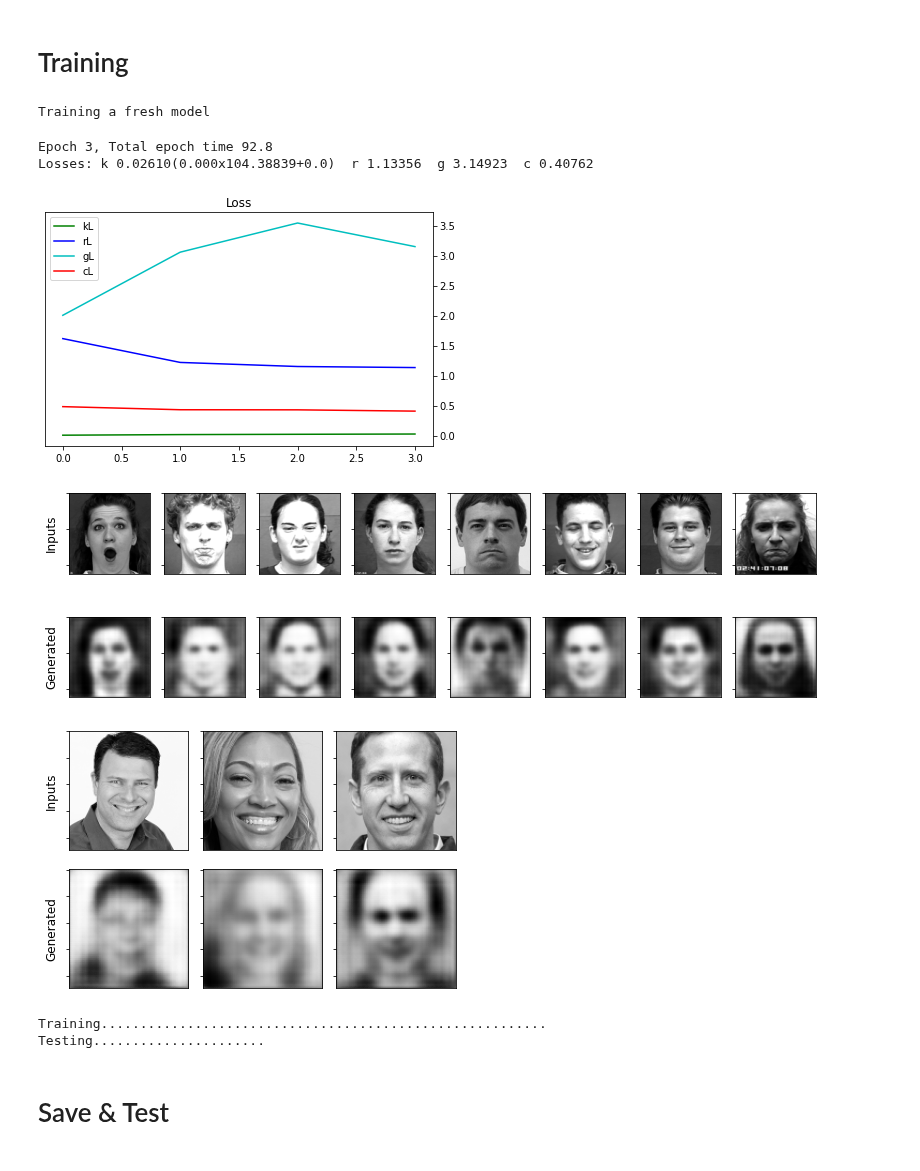
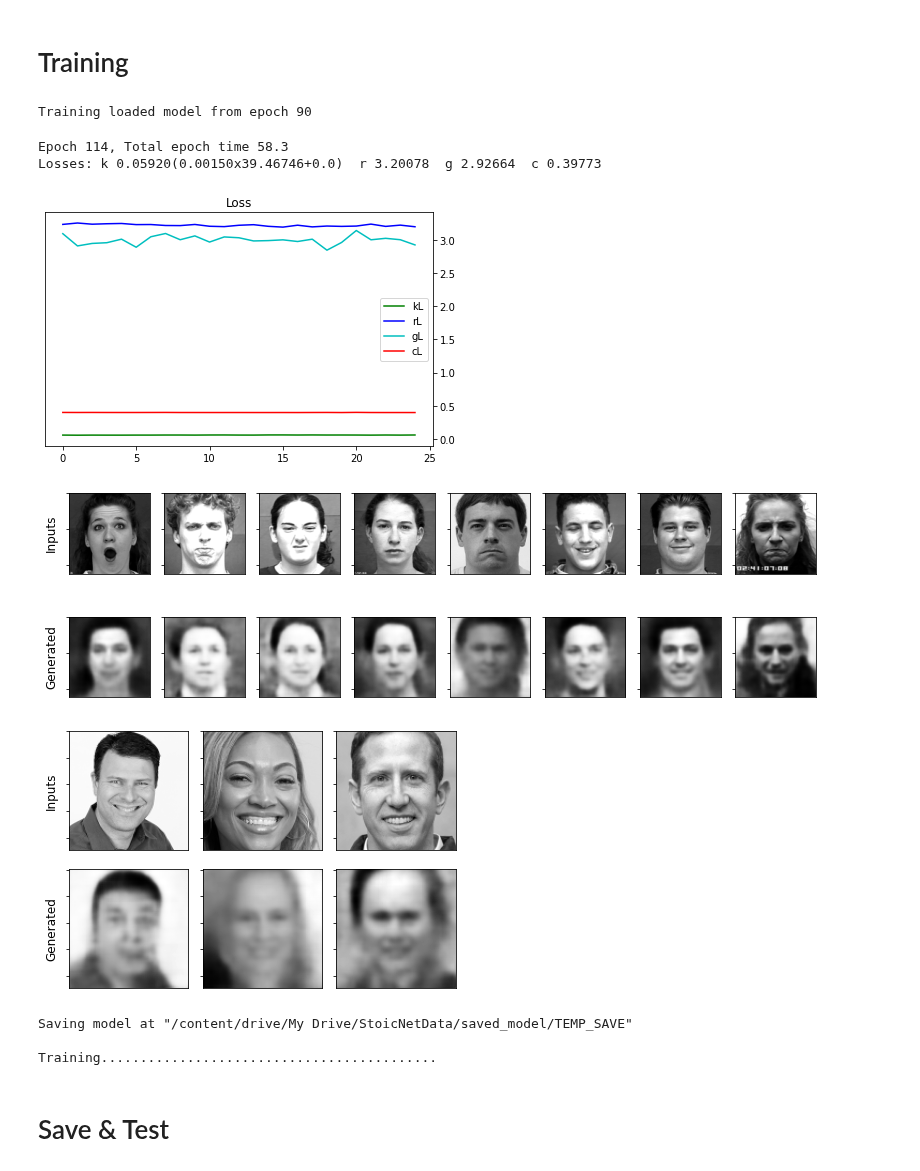
Before and after one commit to willtc111/StoicNet, a Jupyter notebook: Trainer.ipynb, the cells around one changed output. Saved outputs shown, nothing was run; the diff lists cells and outputs as text; code cells hidden in the pictures.

```diff
--- a/Trainer.ipynb
+++ b/Trainer.ipynb
@@ -543,26 +543,26 @@ encoder = Encoder(latent_dim)
 decoder = Decoder(latent_dim)
 critic = Critic()
 # %%
-FRESH = True
+FRESH = False
 if not FRESH:
     load_StoicNet("TEMP_SAVE")
-    startEpoch = 100
+    startEpoch = 90
     print("Training loaded model from epoch {}".format(startEpoch))
 else:
     print("Training a fresh model")
     startEpoch = 0
 # %% [output]
-Training a fresh model
+Training loaded model from epoch 90
 # %%
 # Wkl (aka beta) weighs KL Divergence loss, limiting encoding capacity
-Wkl = tf.convert_to_tensor(0.015, dtype=tf.float32)
-max_Wkl = 0.001
+Wkl = tf.convert_to_tensor(0.0015, dtype=tf.float32)
+max_Wkl = 0.0015
 Wkl_ramp_start = -1   # Ramps up
-Wkl_ramp_end = 15
+Wkl_ramp_end = 10
 
 # Wrl weighs reconstruction loss
-Wrl = tf.convert_to_tensor(5.0, dtype=tf.float32)
-max_Wrl = 5.0
+Wrl = tf.convert_to_tensor(15.0, dtype=tf.float32)
+max_Wrl = 15.0
 Wrl_ramp_start = 1   # Ramps up
 Wrl_ramp_end = 15
 
@@ -574,7 +574,8 @@ C_ramp_end = 80
 
 #(Wkl,C) or (Wkl,Wrl,C)
 # Tried CK  (50, 0), (5,0), (5,~10), (~5,~25)
-# Tried LFW (~5,~25), (~3,~20), (~1,0), (~1,1,0), (,,)
+# Tried LFW (~5,~25), (~3,~20), (~1,0), (~1,1,0)
+# Post Mult (~0.001,10,0)
 
 ls = []
 bestLoss = 999999.9
@@ -628,41 +629,42 @@ for epoch in range(startEpoch, epochs):
     kl_base = kloss.result().numpy()
     kl = tf.add(tf.math.multiply(kloss.result(), Wkl), C).numpy()
     rl = tf.math.multiply(rloss.result(), Wrl).numpy()
     gl = gloss.result().numpy()
     cl = closs.result().numpy()
     ls = ls + [(kl, rl, gl, cl)]
 
     end_time = time.time()
 
     # Output
     display.clear_output(wait=False)
     print('Epoch {0}, Total epoch time {1:.1f}'.format(epoch, end_time-start_time))
-    print('Losses: k {0:.5f}({1:.3f}x{2:.5f}+{3:.1f})  r {4:.5f}  g {5:.5f}  c {6:.5f}'.format(
+    print('Losses: k {0:.5f}({1:.5f}x{2:.5f}+{3:.1f})  r {4:.5f}  g {5:.5f}  c {6:.5f}'.format(
             kl, Wkl, kl_base, C, rl, gl, cl))
     plot_ALL_loss(ls)
     display_imgs_ratings(random_images_for_generation)
     #save_images(epoch, random_vector_for_generation)
     display_novel_images()
 
 
     # Save the model from time to time or if you get a new record (after sufficient training)
     if epoch > 20 and kl + rl + gl < bestLoss:
         bestLoss = kl + rl + gl
         save_StoicNet("TEMP_BEST_MODEL")
         print("*Saved new best*")
     elif (epoch + 1) % 5 == 0:
         save_StoicNet("TEMP_SAVE")
 
     tf.keras.backend.clear_session()
     start_time = time.time()
 # %% [output]
-Epoch 3, Total epoch time 92.8
-Losses: k 0.02610(0.000x104.38839+0.0)  r 1.13356  g 3.14923  c 0.40762
+Epoch 114, Total epoch time 58.3
+Losses: k 0.05920(0.00150x39.46746+0.0)  r 3.20078  g 2.92664  c 0.39773
-[figure, old version]
+[figure, new version]
-[figure, old version]
+[figure, new version]
-[figure, old version]
+[figure, new version]
-Training.........................................................
-Testing......................
+Saving model at "/content/drive/My Drive/StoicNetData/saved_model/TEMP_SAVE"
+
+Training...........................................
 # %% [markdown]
 # Save & Test
 # %%
```
